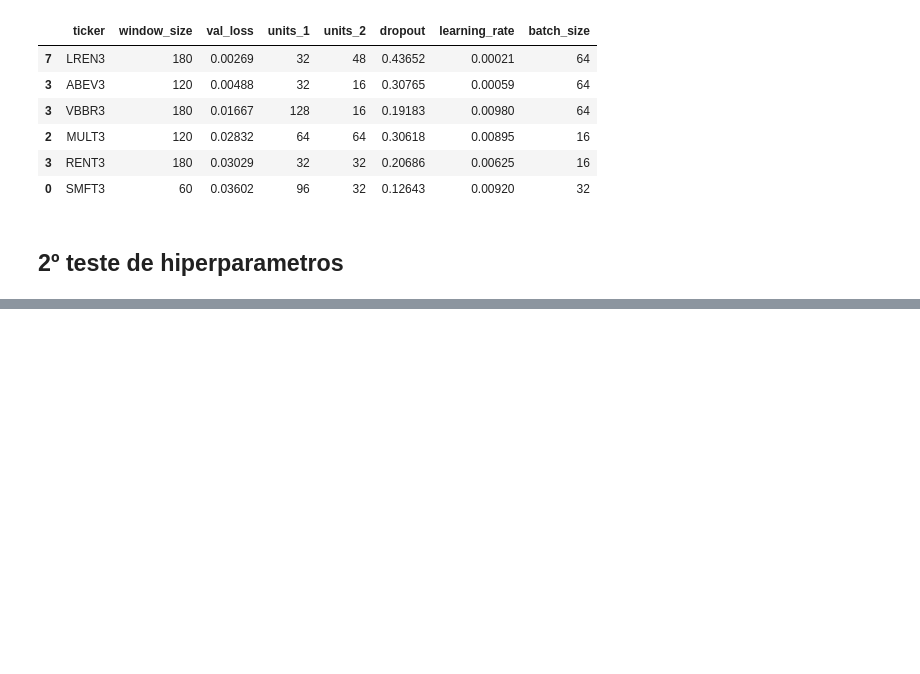
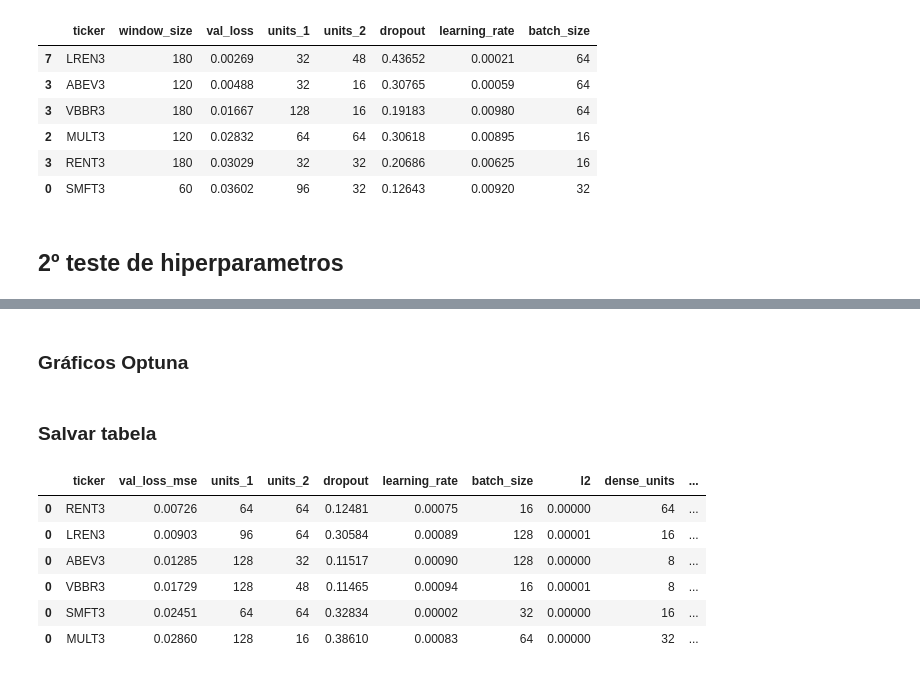
Before and after one commit to leticiafaria7/lstm-stock-predictor-api, a Jupyter notebook: 4_get_best_params_tickers.ipynb, the cells around one changed output, grey strips where cells are left out. Drawn from its saved outputs; the diff is of its cells as text; code cells hidden in the pictures; blank space fills up the shorter version.

```diff
--- a/4_get_best_params_tickers.ipynb
+++ b/4_get_best_params_tickers.ipynb
@@ -512,5 +506,5 @@ print(tf.config.list_physical_devices())
 # %%
-for t in tickers:
+for t in [t for t in tickers if t not in ['RENT3']]:
 
     tabela_hiperparams = pd.DataFrame()
 
@@ -558,6 +552,9 @@ for t in tickers:
     study = get_study_optuna(train_scaled, valid_scaled, test_scaled, n_trials = 30, ticker = t)
     globals()[f"study_{t}"] = study
 
+    with open(f"optuna_studies/study_{t}.pkl", "wb") as f:
+        pickle.dump(globals()[f"study_{t}"], f)
+
     tmp = pd.DataFrame(data = {
         'ticker':[t],
         'val_loss_mse':[study.best_value]
@@ -604 +656,3 @@ KeyboardInterrupt:
+# %% [markdown]
+### Gráficos Optuna
 # %%
@@ -610,0 +667,28 @@ for t in tickers:
+# %% [markdown]
+### Salvar tabela
+# %%
+def listar_arquivos_pasta(folder_path: str):
+
+    files = []
+    for (dirpath, dirnames, filenames) in walk(folder_path):
+        files.extend(filenames)
+        break
+
+    return files
+# %%
+tabela_hiperparams = pd.DataFrame()
+
+for i in [i for i in listar_arquivos_pasta('dados/aux_data/') if i.startswith('tabela_hiperparametros')]:
+    tmp = pd.read_excel(f"dados/aux_data/{i}")
+    tabela_hiperparams = pd.concat([tabela_hiperparams, tmp])
+
+with pd.option_context('display.float_format', '{:,.5f}'.format):
+    display(tabela_hiperparams.sort_values('val_loss_mse').drop_duplicates(subset = 'ticker'))
+# %% [output]
+|  | ticker | val_loss_mse | units_1 | units_2 | dropout | learning_rate | batch_size | l2 | dense_units | ... |
+| 0 | RENT3 | 0.00726 | 64 | 64 | 0.12481 | 0.00075 | 16 | 0.00000 | 64 | ... |
+| 0 | LREN3 | 0.00903 | 96 | 64 | 0.30584 | 0.00089 | 128 | 0.00001 | 16 | ... |
+| 0 | ABEV3 | 0.01285 | 128 | 32 | 0.11517 | 0.00090 | 128 | 0.00000 | 8 | ... |
+| 0 | VBBR3 | 0.01729 | 128 | 48 | 0.11465 | 0.00094 | 16 | 0.00001 | 8 | ... |
+| 0 | SMFT3 | 0.02451 | 64 | 64 | 0.32834 | 0.00002 | 32 | 0.00000 | 16 | ... |
+| 0 | MULT3 | 0.02860 | 128 | 16 | 0.38610 | 0.00083 | 64 | 0.00000 | 32 | ... |
```
Also changed, not shown: parts of 5 cells of this notebook, 1 other file.
